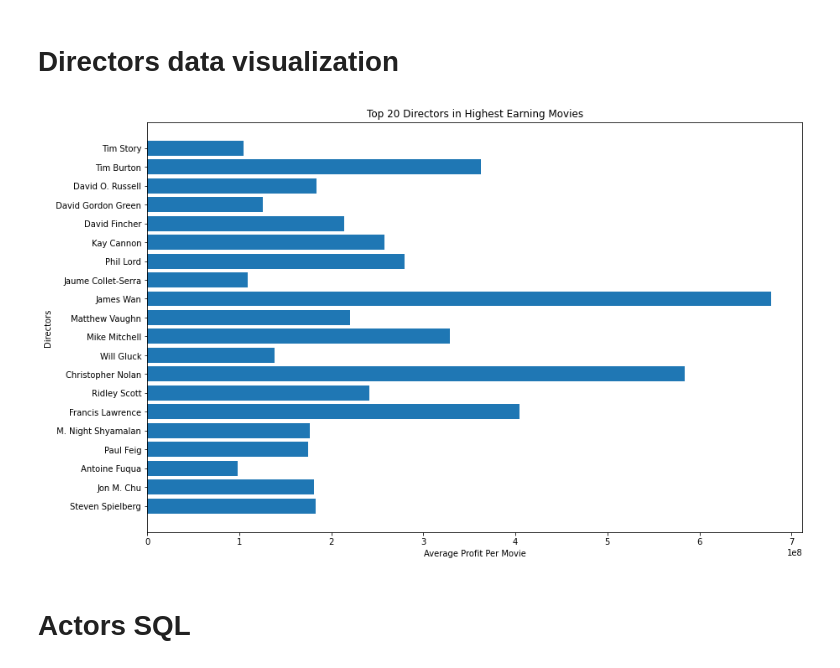
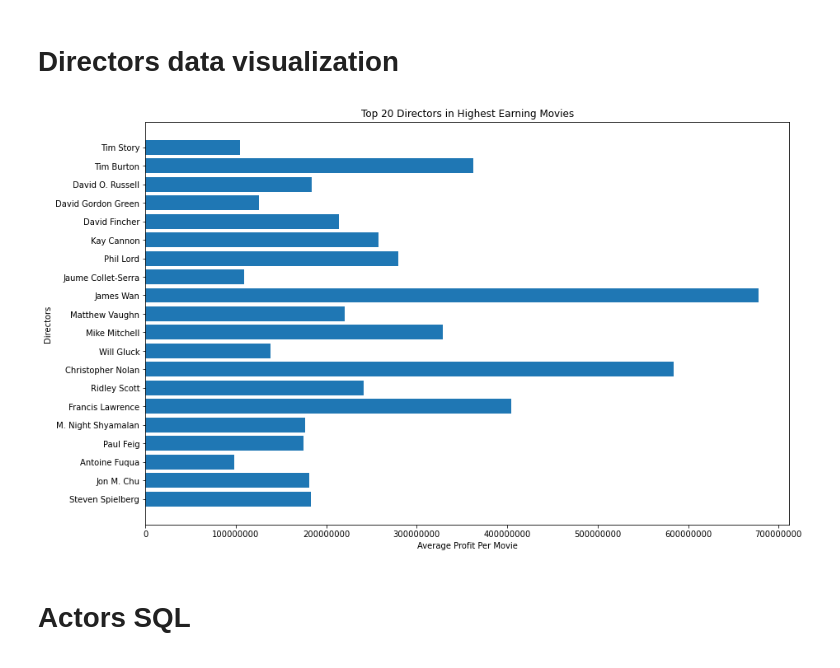
Before and after one commit to JordanMang/phase_1_id10t_team, a Jupyter notebook: working_jupyter_notebooks/am.ipynb, the cells around one changed output. Drawn from its saved outputs; the diff is of its cells as text; code cells hidden in the pictures.

Commit message:
sci notation data visual

```diff
--- a/working_jupyter_notebooks/am.ipynb
+++ b/working_jupyter_notebooks/am.ipynb
@@ -184,8 +184,8 @@ top_20_dirs
 rev_dir = []
 
 for director in top_20_dirs:
-    direct = top_1k_dirs.loc[top_1k_dirs['primary_name'] == director]
-    rev_dir.append(direct.profit.mean())
+    directing = top_1k_dirs.loc[top_1k_dirs['primary_name'] == director]
+    rev_dir.append(directing.profit.mean())
 
 rev_dir
 # %% [output]
@@ -214,16 +214,18 @@ rev_dir
 # %%
 fig, ax = plt.subplots(figsize=(14,9))
 
 x = rev_dir
 y = top_20_dirs
 
 ax.set_title("Top 20 Directors in Highest Earning Movies")
 ax.set_ylabel("Directors")
 ax.set_xlabel("Average Profit Per Movie")
 
+ax.ticklabel_format(axis='x', style='plain')
+
 ax.barh(width=x, y=y);
 # %% [output]
-[figure, old version]
+[figure, new version]
 # %% [markdown]
 # Actors SQL
 # %%
```
Also changed, not shown: parts of 2 cells of this notebook.
